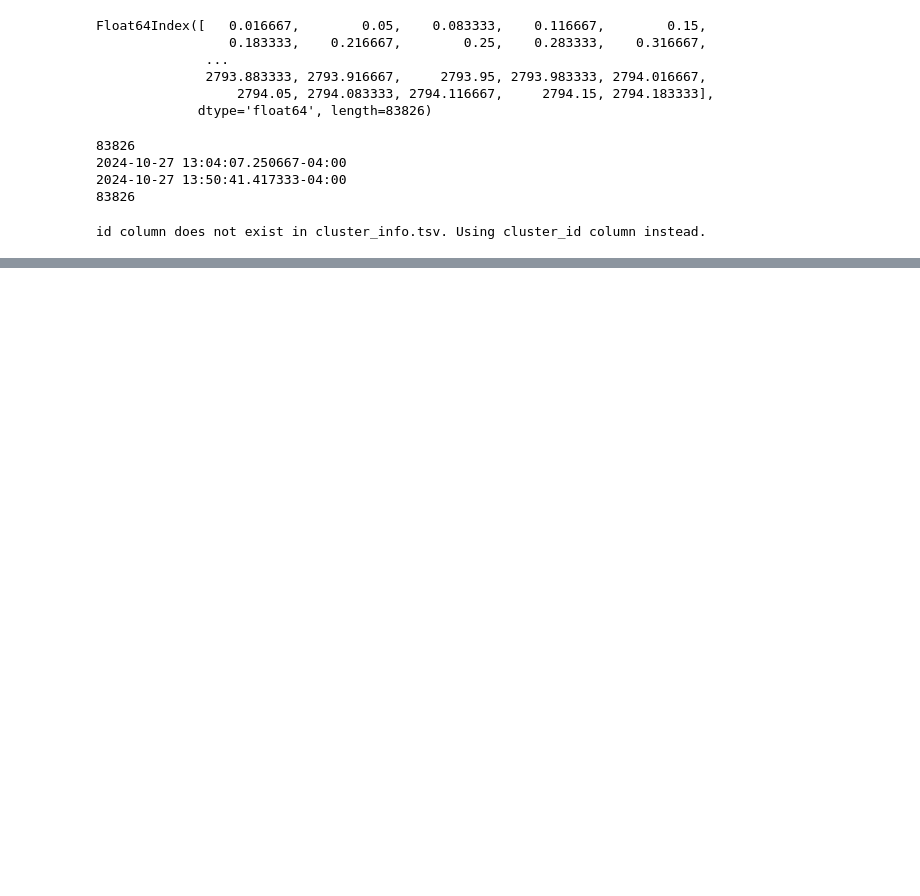
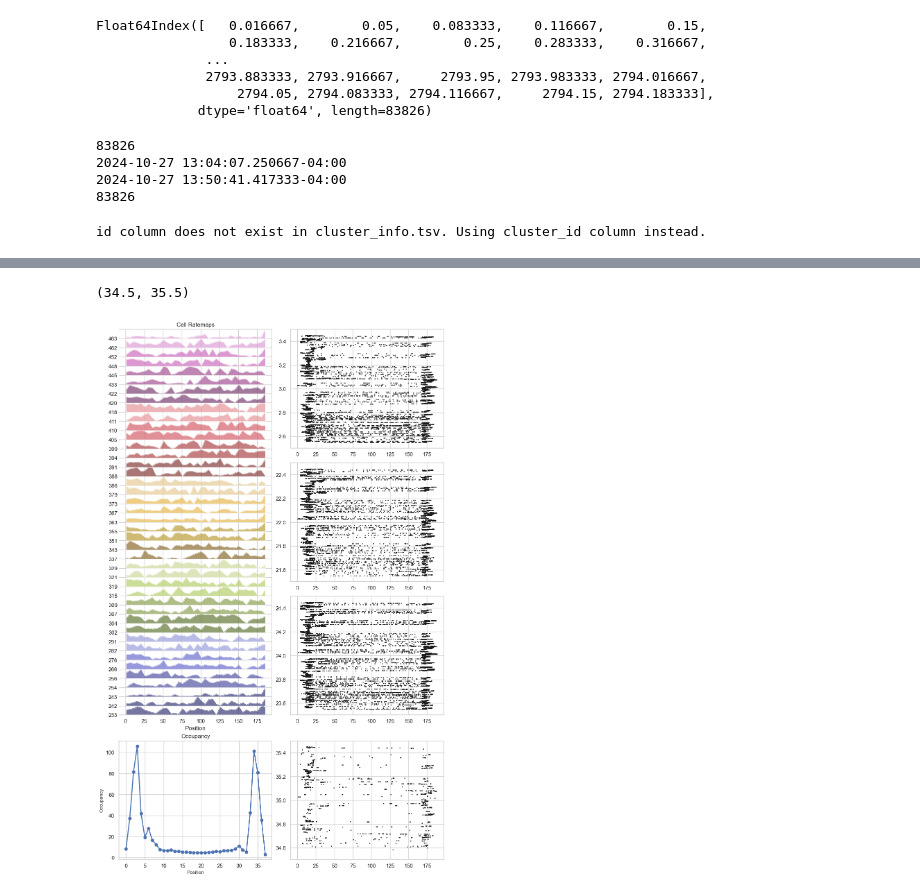
Before and after one commit to kimqi/PlaceCellDisruption, a Jupyter notebook: Analyses/Stb_LeMans_Alignment_PFs.ipynb, the cells around one changed output, grey strips where cells are left out. Cells and saved outputs as stored; diff of their text form; code cells hidden in the pictures; blank space fills up the shorter version.

```diff
--- a/Analyses/Stb_LeMans_Alignment_PFs.ipynb
+++ b/Analyses/Stb_LeMans_Alignment_PFs.ipynb
@@ -271,0 +340,38 @@ plt.show()
+# %%
+# Control Condition Place Fields
+fig = plt.figure(figsize=(10, 16))
+gs = gridspec.GridSpec(4, 2, figure=fig)
+
+# Create an axes that spans 2 rows in the first column
+ax1 = fig.add_subplot(gs[0:3, 0])  # This spans all rows in the first column
+ax2 = fig.add_subplot(gs[3, 0])  # Top-right
+ax3 = fig.add_subplot(gs[0, 1])  # Bottom-right
+ax4 = fig.add_subplot(gs[1, 1])  # Bottom-right
+ax5 = fig.add_subplot(gs[2, 1])  # Bottom-right
+ax6 = fig.add_subplot(gs[3, 1])  # Bottom-right
+
+
+ax1.set_title('Cell Ratemaps')
+plot_ratemap(ctrl_pfs, ax=ax1, normalize_tuning_curve=True, sortby=False)
+
+ax2.plot(ctrl_pfs.occupancy, marker='o', linestyle='-', linewidth=2)
+ax2.set_title("Occupancy", fontsize=12)
+ax2.set_xlabel("Position", fontsize=10)
+ax2.set_ylabel("Occupancy", fontsize=10)
+
+sns.set_theme(style="whitegrid")
+
+ctrl_pfs.plot_ratemaps_raster(ax=ax3,plot_time=True,sort=False)
+ax3.set_ylim([2.5, 3.5])
+
+ctrl_pfs.plot_ratemaps_raster(ax=ax4,plot_time=True,sort=False)
+ax4.set_ylim([21.5, 22.5])
+
+ctrl_pfs.plot_ratemaps_raster(ax=ax5,plot_time=True,sort=False)
+ax5.set_ylim([23.5, 24.5])
+
+ctrl_pfs.plot_ratemaps_raster(ax=ax6,plot_time=True,sort=False)
+ax6.set_ylim([34.5, 35.5])
+# %% [output]
+(34.5, 35.5)
+[figure, added]
```
Also changed, not shown: parts of 20 cells of this notebook.
